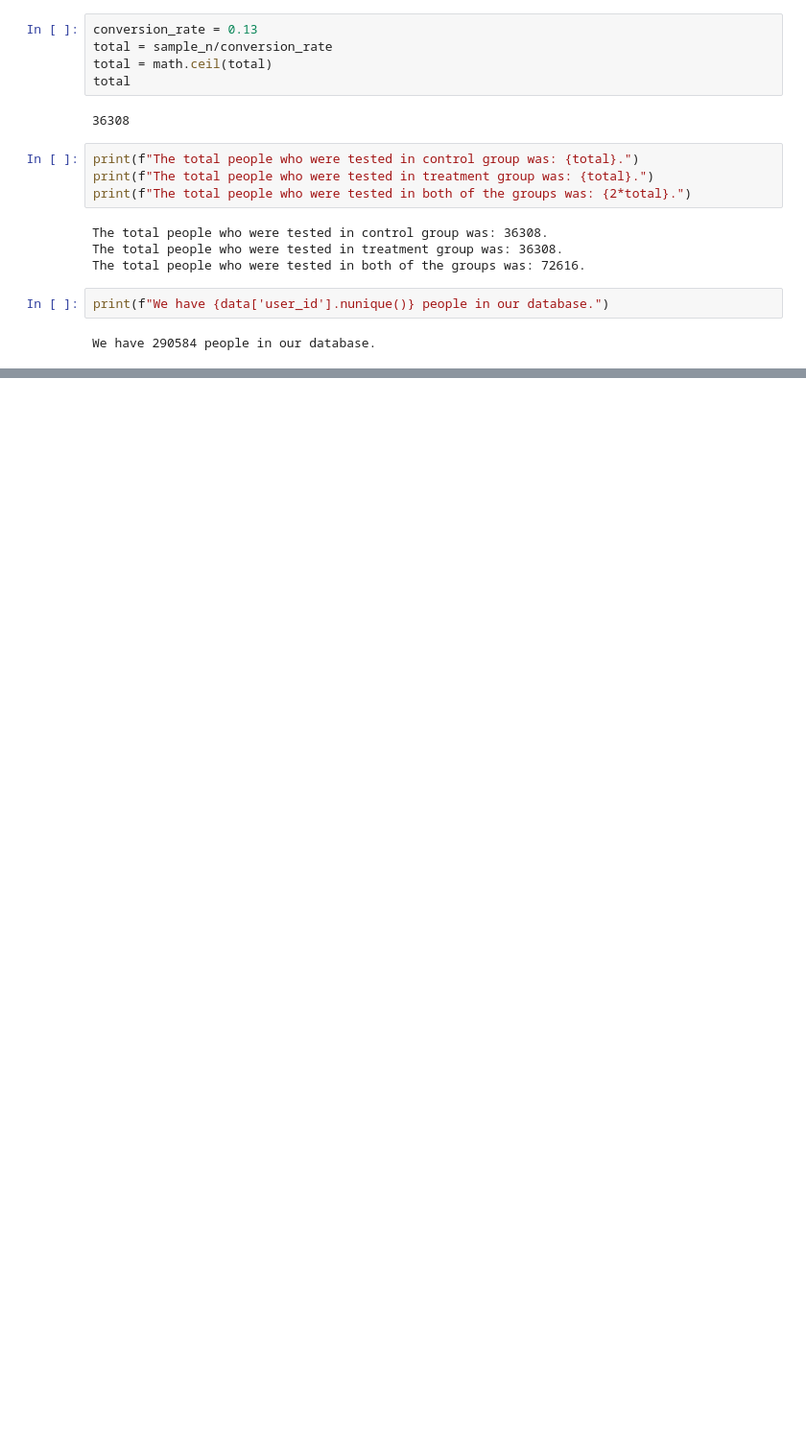
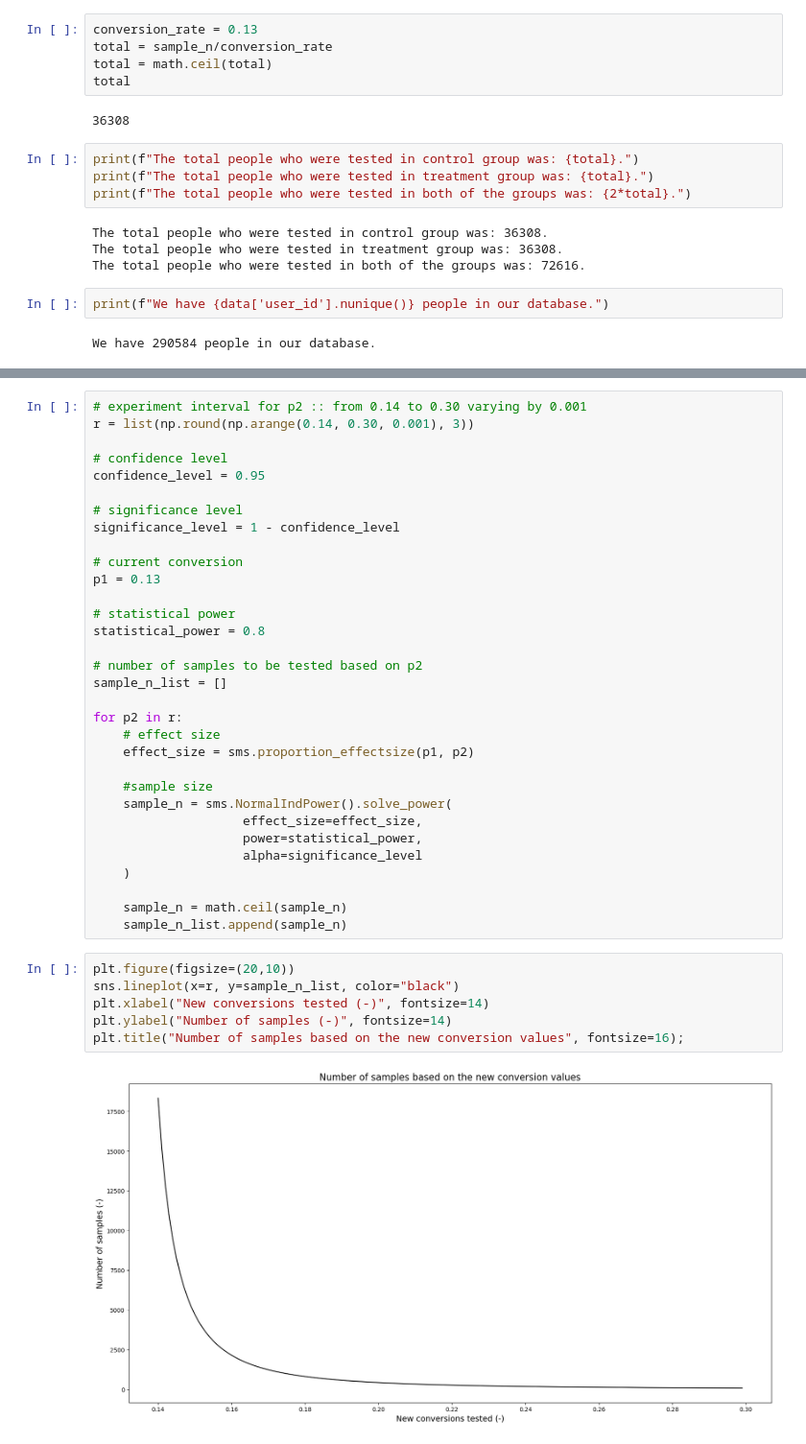
Before and after one commit to lucasquemelli/a-b_testing, a Jupyter notebook: ab_testing.ipynb, the cells around one changed output, grey strips where cells are left out. Shown at 96% size. Saved outputs shown, nothing was run; the diff lists cells and outputs as text; blank space fills up the shorter version.

```diff
--- a/ab_testing.ipynb
+++ b/ab_testing.ipynb
@@ -381,0 +391,40 @@ We have 290584 people in our database.
+# %%
+# experiment interval for p2 :: from 0.14 to 0.30 varying by 0.001
+r = list(np.round(np.arange(0.14, 0.30, 0.001), 3))
+
+# confidence level
+confidence_level = 0.95
+
+# significance level
+significance_level = 1 - confidence_level
+
+# current conversion
+p1 = 0.13
+
+# statistical power
+statistical_power = 0.8
+
+# number of samples to be tested based on p2
+sample_n_list = []
+
+for p2 in r:
+    # effect size
+    effect_size = sms.proportion_effectsize(p1, p2)
+
+    #sample size
+    sample_n = sms.NormalIndPower().solve_power(
+                    effect_size=effect_size,
+                    power=statistical_power,
+                    alpha=significance_level
+    )
+
+    sample_n = math.ceil(sample_n)
+    sample_n_list.append(sample_n)
+# %%
+plt.figure(figsize=(20,10))
+sns.lineplot(x=r, y=sample_n_list, color="black")
+plt.xlabel("New conversions tested (-)", fontsize=14)
+plt.ylabel("Number of samples (-)", fontsize=14)
+plt.title("Number of samples based on the new conversion values", fontsize=16);
+# %% [output]
+[figure, added]
```
Also changed, not shown: parts of 19 cells of this notebook.
